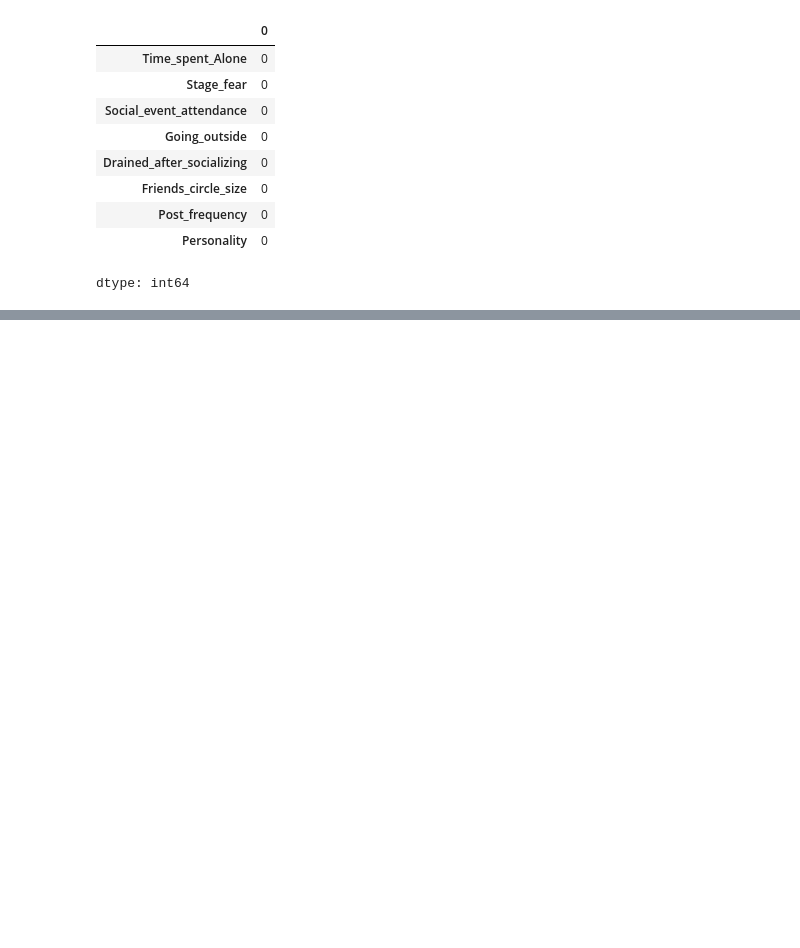
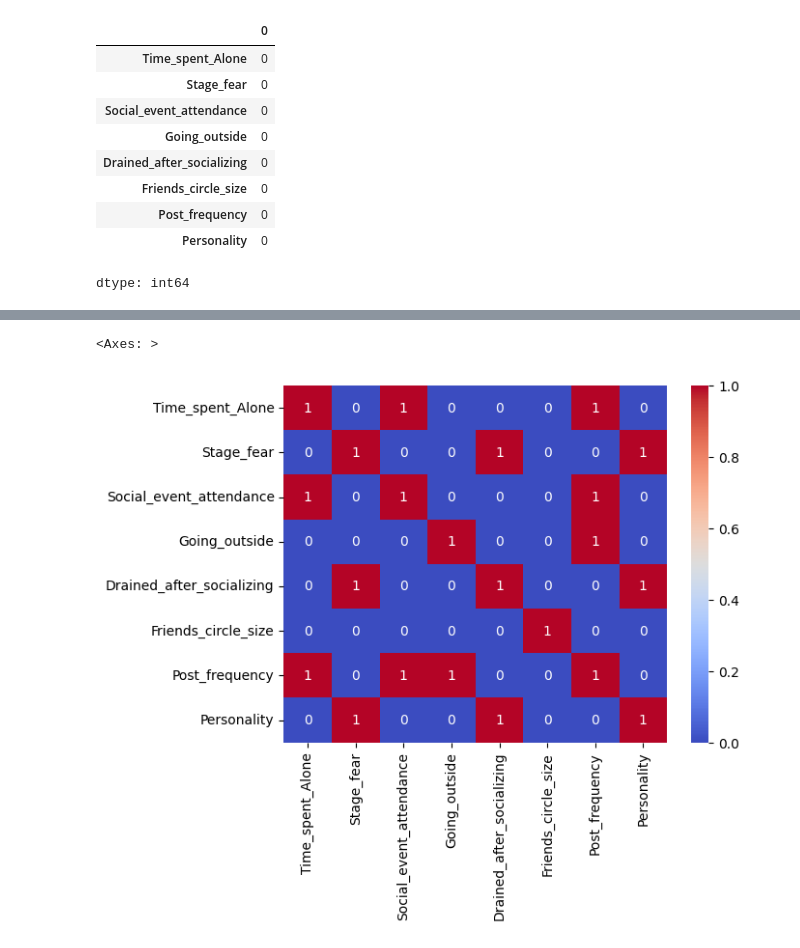
Before and after one commit to VasanthPrakasam/The-Introvert-Extrovert-Behavior-Dataset, a Jupyter notebook: Introvert_v_s_extrovert.ipynb, the cells around one changed output, grey strips where cells are left out. Saved outputs shown, nothing was run; the diff lists cells and outputs as text; code cells hidden in the pictures; blank space fills up the shorter version.

Commit message:
Correlation, Hypothesis test, Skewness & kurtosis, Outliers

```diff
--- a/Introvert_v_s_extrovert.ipynb
+++ b/Introvert_v_s_extrovert.ipynb
@@ -106,0 +123,4 @@ np.int64(0)
+# %%
+#cat vs cat
+def chisquare_cat_vs_cat(d1,d2):
+    return True if stats.chi2_contingency(pd.crosstab(d1,d2))[1] < 0.1 else False
@@ -106,0 +133,9 @@ np.int64(0)
+# %%
+#continious(d1) vs cat(d2)
+def annova_test(d1,d2):
+    group= df[d2].unique()
+    data = {}
+    for i in group:
+        data[i]=df[d1][df[d2]==i]
+    f_value,p_value=stats.f_oneway(*[i for i in data.values()])
+    return False if p_value < 0.1 else True
@@ -106,0 +148,24 @@ np.int64(0)
+# %%
+final = {}
+# Exclude datetime columns from the list of columns to iterate through
+cols_to_analyze = [col for col in df.columns if col not in ['diagnosis_date', 'end_treatment_date']]
+
+for i in cols_to_analyze:
+    final[i]={}
+    for j in cols_to_analyze:
+        if (i in continuous) and (j in continuous):
+            result=two_sample(df[i],df[j])
+        elif (i in continuous) and (j in categories):
+            result=annova_test(i,j)
+        elif (i in categories) and (j in continuous):
+            result=annova_test(j,i)
+        elif (i in categories) and (j in categories):
+            result=chisquare_cat_vs_cat(df[i],df[j])
+        else:
+            # If the columns are of mixed types not covered by the above or one is a date, skip the test
+            continue
+
+        if result:
+            final[i][j]=1
+        else:
+            final[i][j]=0
@@ -106,0 +194,3 @@ np.int64(0)
+# %%
+final_df = pd.DataFrame(final)
+final_df
@@ -107,3 +228,8 @@ np.int64(0)
+# %%
+sns.heatmap(final_df,annot=True,cmap="coolwarm")
+# %% [output]
+<Axes: >
+[figure, added]
 # %%
 df
 # %% [output]
```
Also changed, not shown: parts of 57 cells of this notebook.
